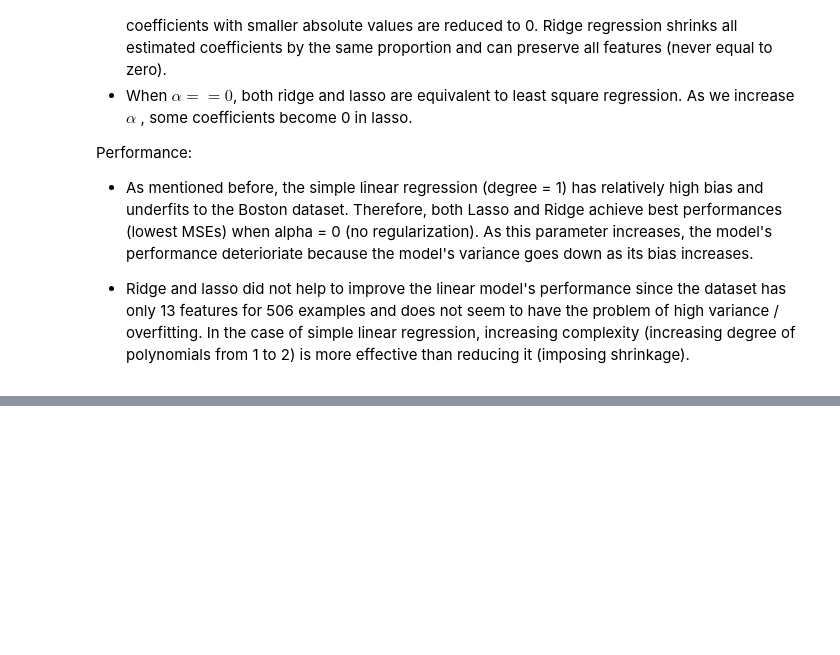
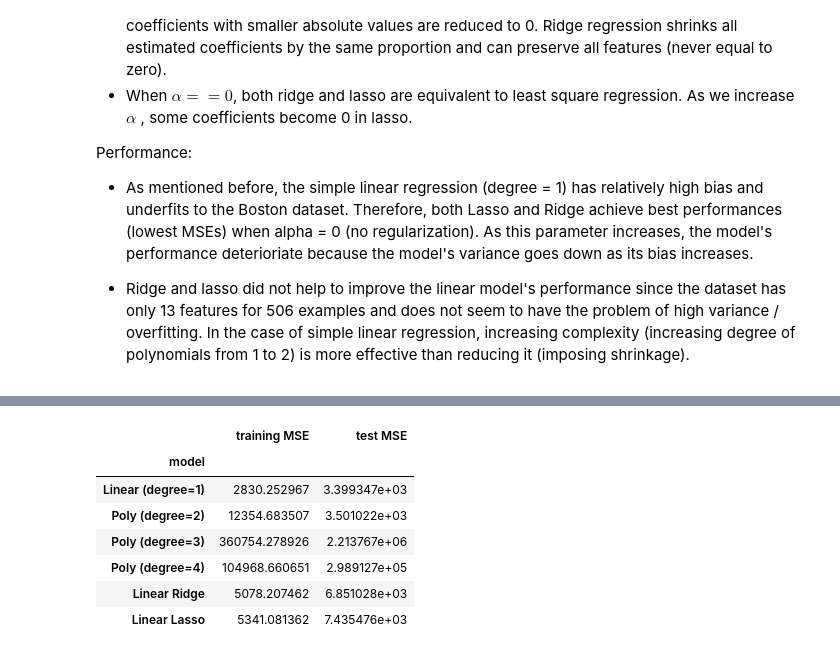
Before and after one commit to edithzeng/INF385T-IntroMachineLearning, a Jupyter notebook: Zeng_Edith_lab1.ipynb, the cells around one changed output, grey strips where cells are left out. Saved outputs shown, nothing was run; the diff lists cells and outputs as text; code cells hidden in the pictures; blank space fills up the shorter version.

```diff
--- a/Zeng_Edith_lab1.ipynb
+++ b/Zeng_Edith_lab1.ipynb
@@ -368,0 +346,40 @@ Performance:
+# %%
+X, Y = load_diabetes(return_X_y = True)
+
+X_train, X_test, Y_train, Y_test = train_test_split(X, Y, test_size=.3)
+
+model_list = ['Linear (degree=1)','Poly (degree=2)', 'Poly (degree=3)', 'Poly (degree=4)',
+              'Linear Ridge', 'Linear Lasso',]
+
+train_MSE_list, test_MSE_list = [], []
+
+# linear regression degrees from 1 to 4
+for degree in range(1,5):
+    train_MSE, test_MSE = models(X_train, X_test, Y_train, Y_test, shrinkage=None, d=degree)
+    train_MSE_list.append(train_MSE)
+    test_MSE_list.append(test_MSE)
+
+# ridge regression (degree = 1)
+train_MSE_ridge, test_MSE_ridge = models(X_train, X_test, Y_train, Y_test, shrinkage='ridge', d=1, alpha=20)
+train_MSE_list.append(train_MSE_ridge)
+test_MSE_list.append(test_MSE_ridge)
+
+# lasso (degree = 1)
+train_MSE_lasso, test_MSE_lasso = models(X_train, X_test, Y_train, Y_test, shrinkage='lasso', d=1, alpha=20)
+train_MSE_list.append(train_MSE_lasso)
+test_MSE_list.append(test_MSE_lasso)
+
+# print out results in a table
+c1 = pd.DataFrame(model_list, columns=['model'])
+c2 = pd.DataFrame(train_MSE_list, columns=['training MSE'])
+c3 = pd.DataFrame(test_MSE_list, columns=['test MSE'])
+pd.concat([c1, c2, c3], axis=1).set_index('model')
+# %% [output]
+|  | training MSE | test MSE |
+| model |  |  |
+| Linear (degree=1) | 2830.252967 | 3.399347e+03 |
+| Poly (degree=2) | 12354.683507 | 3.501022e+03 |
+| Poly (degree=3) | 360754.278926 | 2.213767e+06 |
+| Poly (degree=4) | 104968.660651 | 2.989127e+05 |
+| Linear Ridge | 5078.207462 | 6.851028e+03 |
+| Linear Lasso | 5341.081362 | 7.435476e+03 |
```
Also changed, not shown: parts of 21 cells of this notebook.
